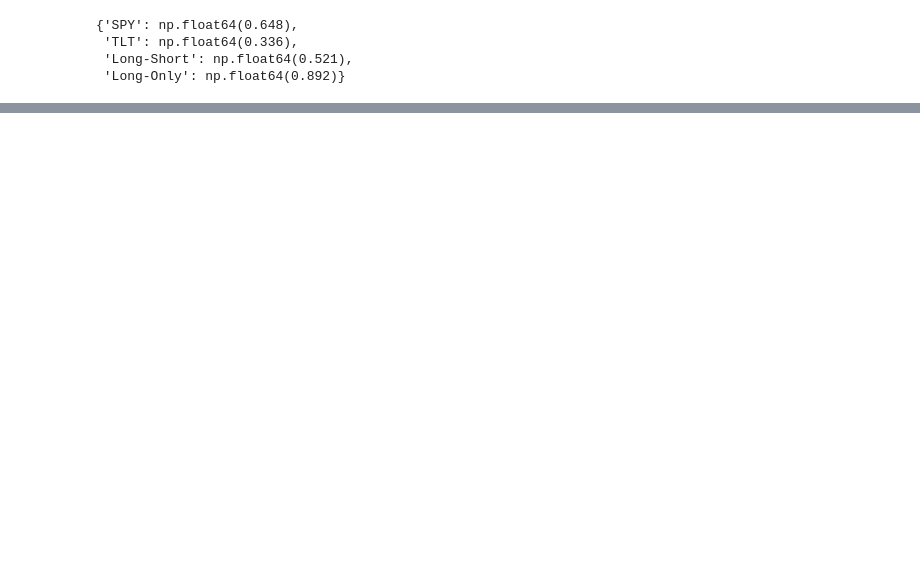
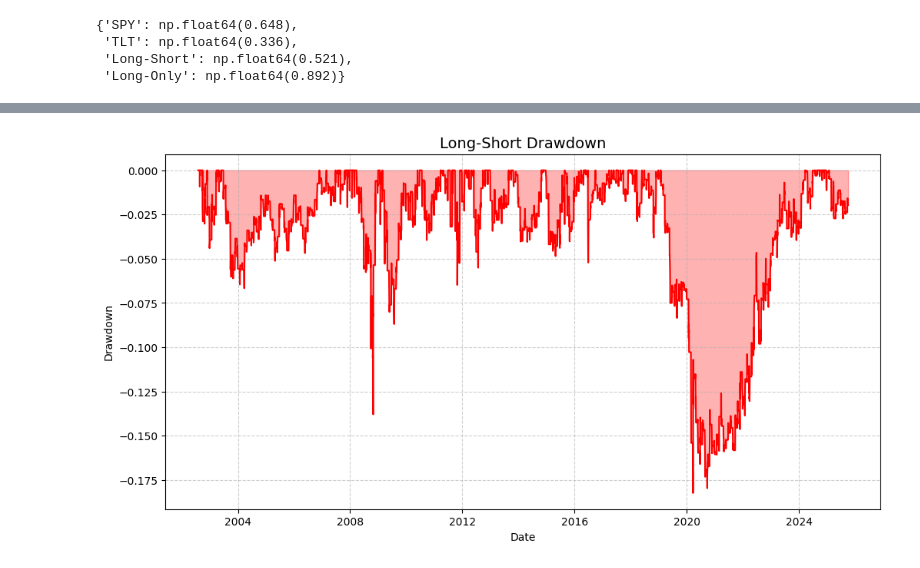
Before and after one commit to jai-chau/monthEndRebalance, a Jupyter notebook: rebal.ipynb, the cells around one changed output, grey strips where cells are left out. Saved outputs shown, nothing was run; the diff lists cells and outputs as text; code cells hidden in the pictures; blank space fills up the shorter version.

```diff
--- a/rebal.ipynb
+++ b/rebal.ipynb
@@ -141,0 +163,21 @@ sharpe
+# %%
+r_ls = finalRet["r_strat_ls"].to_numpy()
+
+# Turn NaNs to 0
+r_ls = np.nan_to_num(r_ls, nan=0.0)
+
+# Calculate drawdown
+cum_ls = np.cumprod(r_ls + 1)
+prevpeak_ls = np.maximum.accumulate(cum_ls)
+drawdown_ls = (cum_ls - prevpeak_ls) / prevpeak_ls
+
+plt.figure(figsize=(12,6))
+plt.plot(finalRet["date"].to_numpy(), drawdown_ls, color='red', linewidth=1.5)
+plt.fill_between(finalRet["date"].to_numpy(), drawdown_ls, 0, color='red', alpha=0.3)
+plt.title("Long-Short Drawdown", fontsize=14)
+plt.xlabel("Date")
+plt.ylabel("Drawdown")
+plt.grid(True, linestyle='--', alpha=0.6)
+plt.show()
+# %% [output]
+[figure, added]
```
Also changed, not shown: parts of 2 cells of this notebook.
